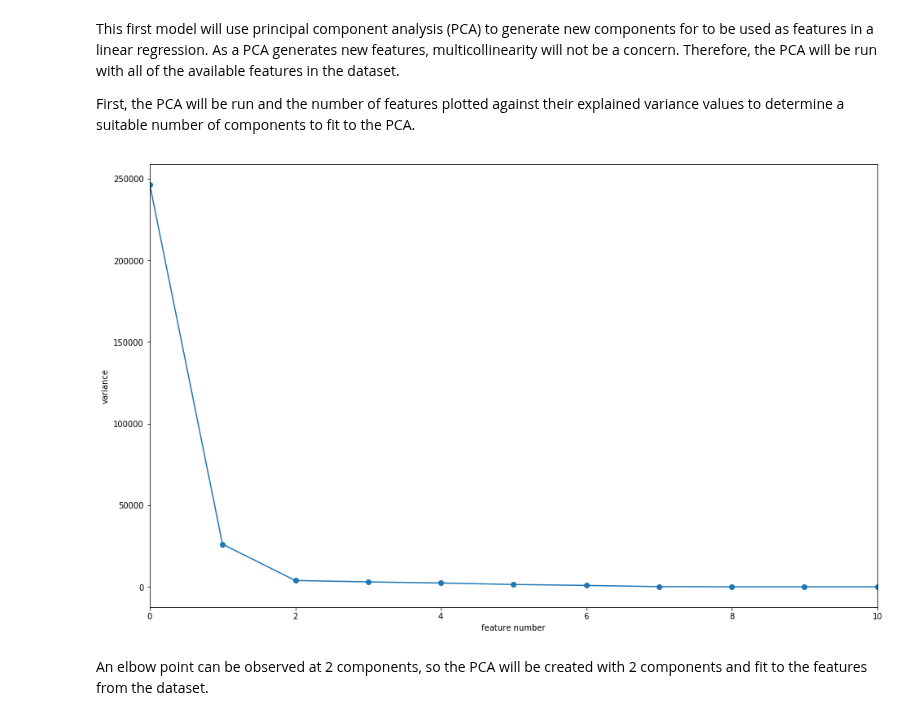
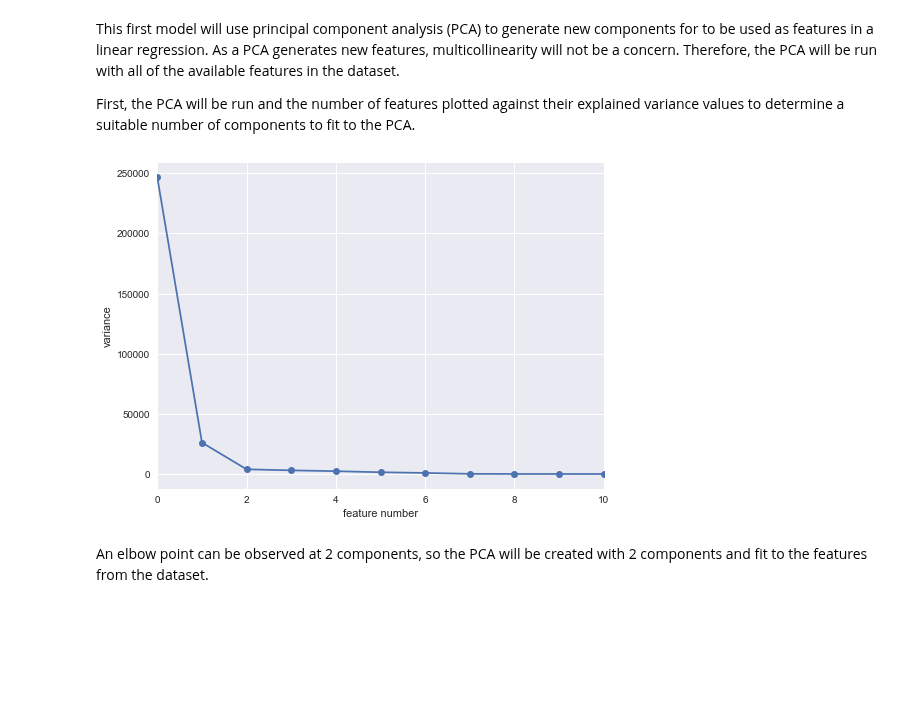
Before and after one commit to kellywong1314/Analytics-and-Machine-Learning, a Jupyter notebook: Capstone 2 - Advanced Regression to Predict Housing Prices/Advanced Regression to Predict Housing Sale Prices.ipynb, the cells around one changed output. Cells and saved outputs as stored; diff of their text form; code cells hidden in the pictures; blank space fills up the shorter version.

```diff
--- a/Capstone 2 - Advanced Regression to Predict Housing Prices/Advanced Regression to Predict Housing Sale Prices.ipynb
+++ b/Capstone 2 - Advanced Regression to Predict Housing Prices/Advanced Regression to Predict Housing Sale Prices.ipynb
@@ -69,17 +69,19 @@ First, the PCA will be run and the number of features plotted against their expl
 # %%
 # create PCA object and plot explained variance values against the number of components.
 pca = PCA()
 pca.fit(X)
 features = range(pca.n_components_)
-plt.figure(figsize=(16, 10))
 
+sns.set()
+plt.figure(figsize=(8, 6))
+sns.set()
 plt.plot(features, pca.explained_variance_, '-o')
 plt.xlabel('feature number')
 plt.ylabel('variance')
 plt.xlim(0, 10)
 plt.show()
 # %% [output]
-[figure, old version]
+[figure, new version]
 # %% [markdown]
 An elbow point can be observed at 2 components, so the PCA will be created with 2 components and fit to the features from the dataset.
 # %%
```
Also changed, not shown: parts of 20 cells of this notebook, 4 other files.
